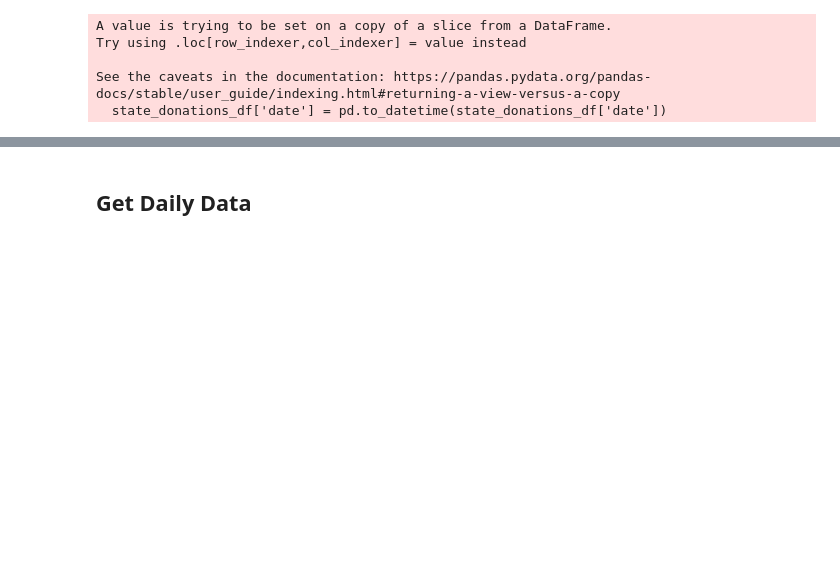
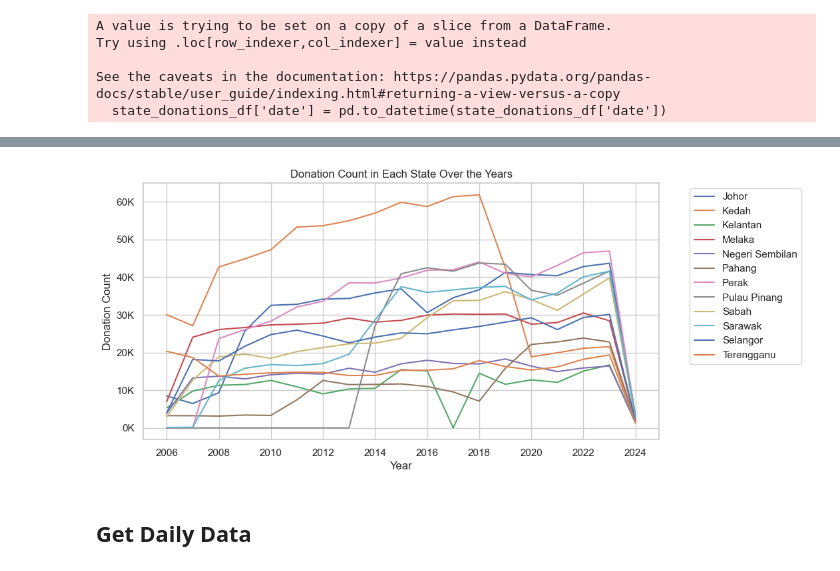
Before and after one commit to Englios/DS-Asses-BloodDonor, a Jupyter notebook: analysis/EDA.ipynb, the cells around one changed output, grey strips where cells are left out. Cells and saved outputs as stored; diff of their text form; code cells hidden in the pictures; blank space fills up the shorter version.

```diff
--- a/analysis/EDA.ipynb
+++ b/analysis/EDA.ipynb
@@ -711,0 +763,3 @@ plt.show()
+# %%
+no_wp_state_donations_df = donations_state_df.loc[(donations_state_df['state'] != 'Malaysia') & (donations_state_df['state'] != 'W.P. Kuala Lumpur')]
+no_wp_state_donations_df
@@ -711,0 +780,5 @@ plt.show()
+# %%
+no_wp_state_donations_df['date'] = pd.to_datetime(no_wp_state_donations_df['date'])
+state_visits_df = no_wp_state_donations_df.pivot_table(index=no_wp_state_donations_df['date'].dt.year, columns='state', values='daily', aggfunc='sum').reset_index()
+state_visits_df.columns = ['year'] + state_visits_df.columns[1:].tolist()
+print(state_visits_df)
@@ -712,3 +808,23 @@ plt.show()
+# %%
+import numpy as np
+import matplotlib.pyplot as plt
+import seaborn as sns
+
+# Plot the area chart with unique colors for each state
+state_visits_df.plot(x='year',kind='line',figsize=(10,5))
+# Add labels and title
+formatter = ticker.FuncFormatter(lambda x, pos: f"{int(x/1000)}K")
+plt.gca().yaxis.set_major_formatter(formatter)
+plt.gca().xaxis.set_major_locator(ticker.MaxNLocator(integer=True))
+plt.xlabel('Year')
+plt.ylabel('Donation Count')
+plt.title('Donation Count in Each State Over the Years')
+plt.legend(bbox_to_anchor=(1.05, 1))
+
+# Show the plot
+plt.show()
+# %% [output]
+[figure, added]
 # %% [markdown]
 ## Get Daily Data
 # %%
```
Also changed, not shown: parts of 15 cells of this notebook.
